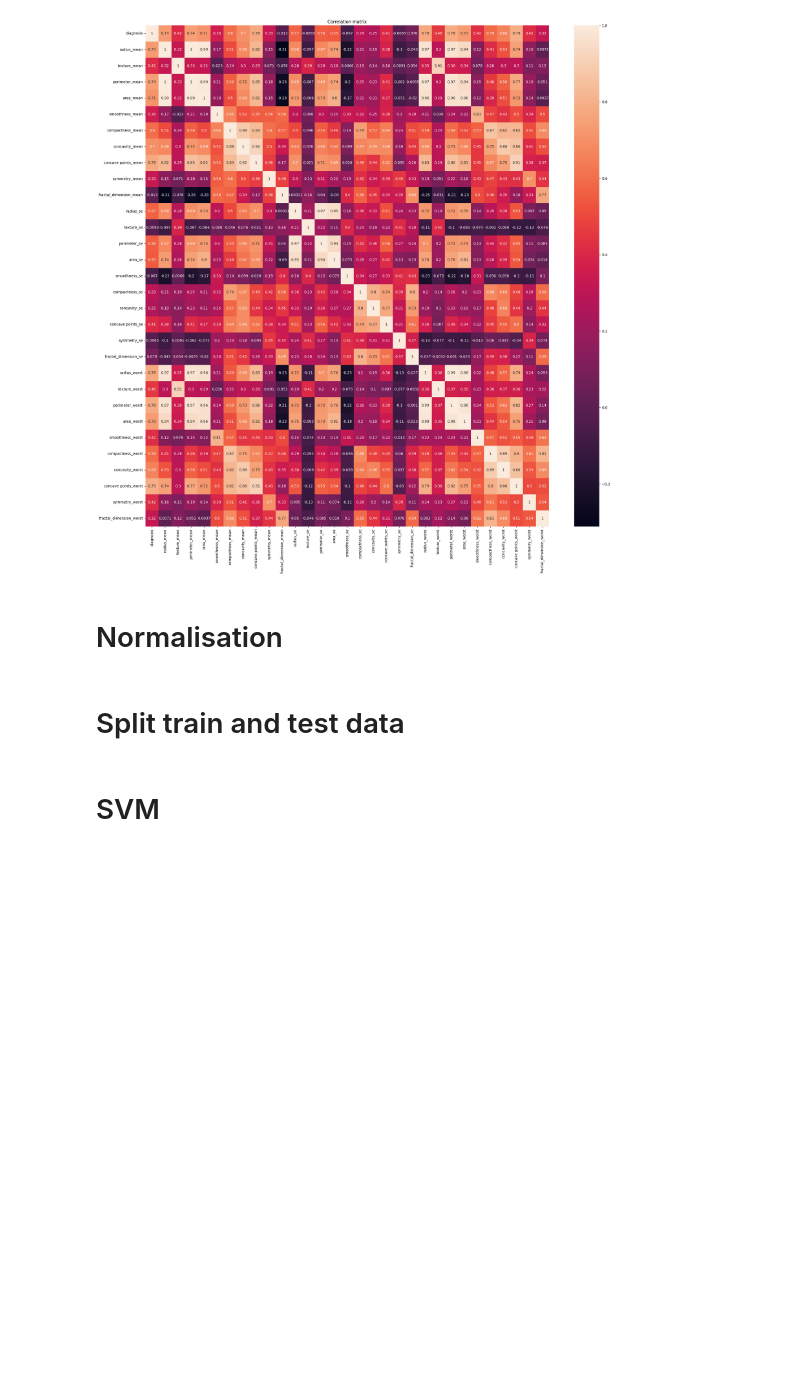
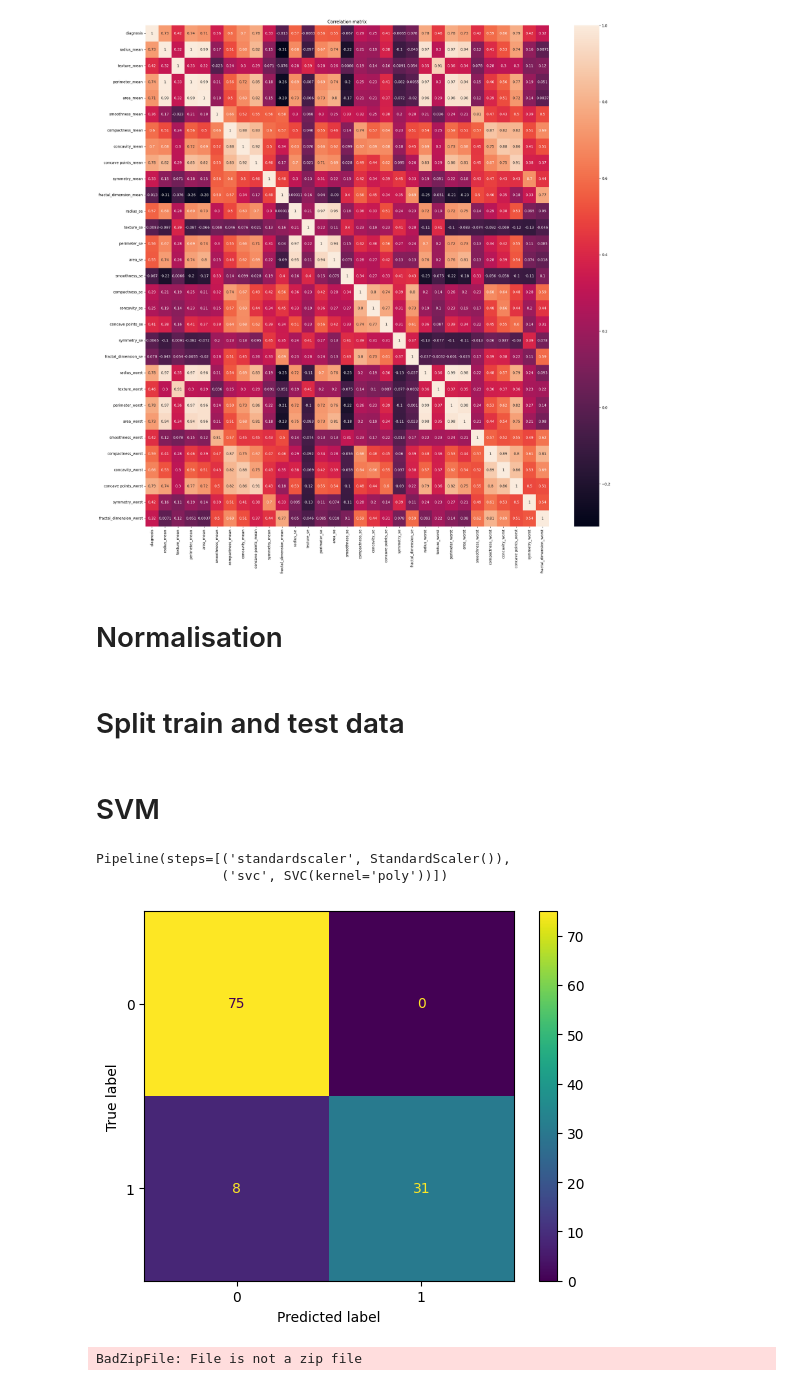
Before and after one commit to cos-glitch/BreastCancer, a Jupyter notebook: bc.ipynb, the cells around one changed output. Saved outputs shown, nothing was run; the diff lists cells and outputs as text; code cells hidden in the pictures; blank space fills up the shorter version.

Commit message:
implemented full ml model, added txt export of results

```diff
--- a/bc.ipynb
+++ b/bc.ipynb
@@ -141,3 +147,56 @@ X_train, X_test, y_train, y_test = tts(X, y, test_size = 0.2)
 # select kernel
 
 kernel = 'poly'
+# %%
+# build and train model
+
+svm = make_pipeline(StandardScaler(), SVC(kernel = kernel, gamma = 'scale'))
+
+svm.fit(X_train, y_train)
+
+Pipeline(steps=[('standardscaler', StandardScaler()), ('svc', SVC(gamma ='scale', kernel = kernel))])
+# %% [output]
+Pipeline(steps=[('standardscaler', StandardScaler()),
+                ('svc', SVC(kernel='poly'))])
+# %%
+# predict
+
+pred = svm.predict(X_test)
+# %%
+# metrics
+
+score = svm.score(X_test, y_test)
+# %%
+# Build and display confusion matrix of test cases
+conf_matrix = metrics.confusion_matrix(y_test, pred, labels=svm.classes_)
+display = metrics.ConfusionMatrixDisplay(confusion_matrix=conf_matrix, display_labels=svm.classes_)
+display.plot().figure_.savefig('result'+ kernel +'.png')
+
+# save results to txt file
+with open('BC_SVM_' + kernel + '.txt', 'a') as f:
+    with redirect_stdout(f):
+        print(score)
+        print(conf_matrix)
+        print(metrics.classification_report(y_test, pred))
+# %% [output]
+[figure, added]
+# %%
+# write results to excel file
+
+excel_file_path = f'BC_SVM_{kernel}.xlsx'
+with pd.ExcelWriter(excel_file_path, engine='openpyxl', mode='a', if_sheet_exists='overlay') as writer:
+
+#     # Save score
+    df_score = pd.DataFrame({'Score': [score]})
+    df_score.to_excel(writer, sheet_name='Score', index=False, startrow=writer.sheets['Score'].max_row)
+
+#     # Save confusion matrix
+    df_conf_matrix = pd.DataFrame(conf_matrix)
+    df_conf_matrix.to_excel(writer, sheet_name='Confusion Matrix', index=False, startrow=writer.sheets['Confusion Matrix'].max_row)
+
+#     # Save classification report
+    classification_report = metrics.classification_report(y_test, pred, output_dict=True)
+    df_class_report = pd.DataFrame(classification_report).transpose()
+    df_class_report.to_excel(writer, sheet_name='Classification Report', startrow=writer.sheets['Classification Report'].max_row)
+# %% [output]
+BadZipFile: File is not a zip file
```
Also changed, not shown: parts of 2 cells of this notebook, 3 other files.
